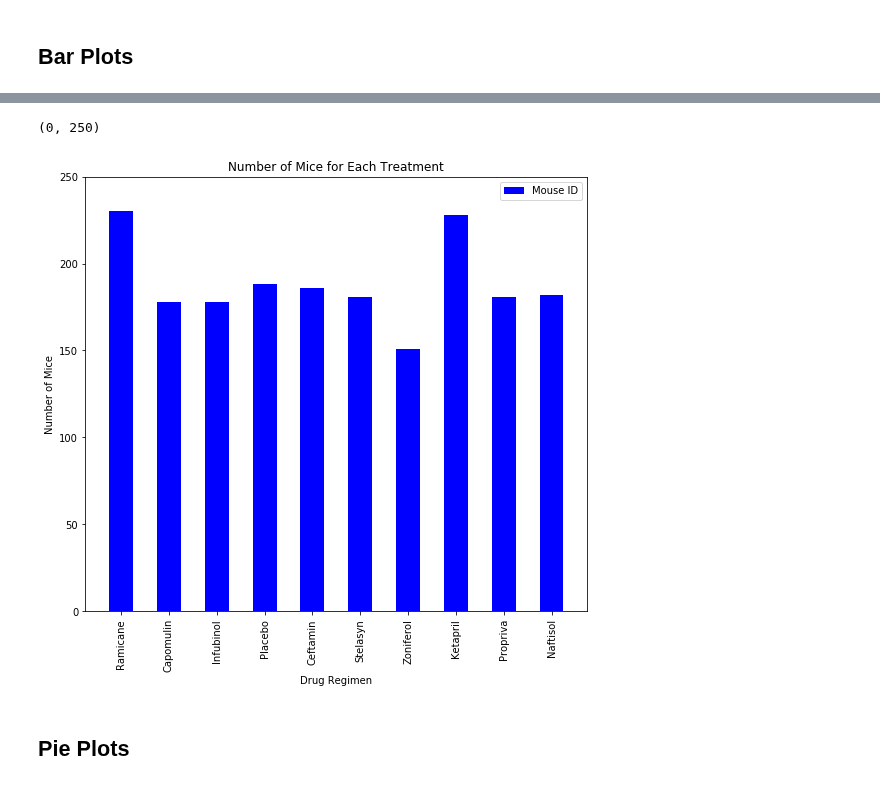
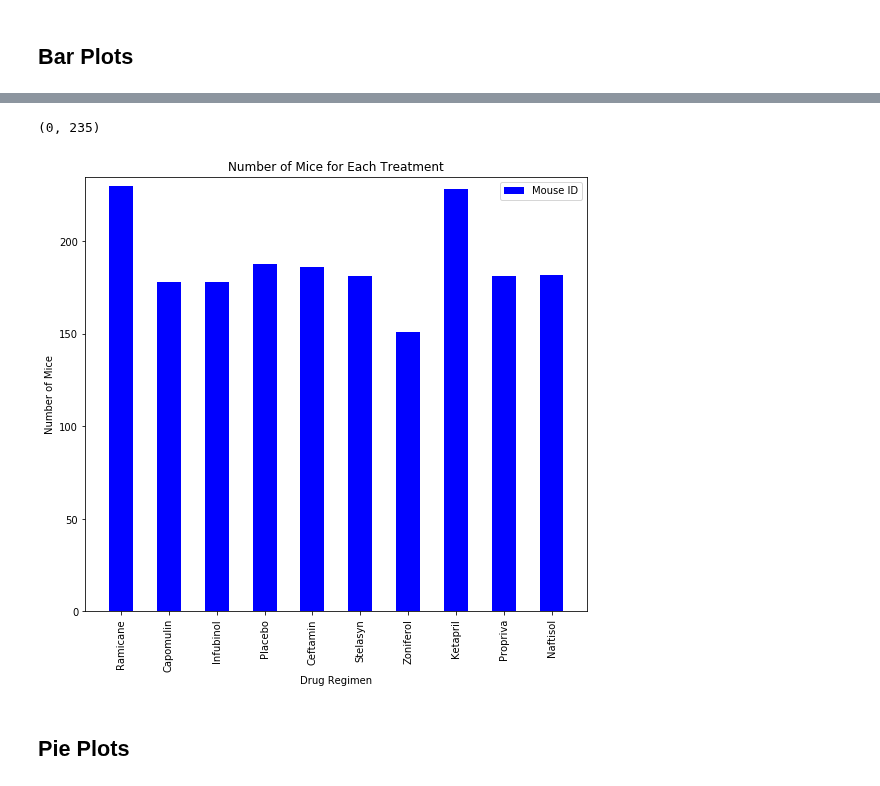
Before and after one commit to olivesun1213/Matplotlib, a Jupyter notebook: Unit 05 - Matplotlib_Homework_Instructions_Pymaceuticals_pymaceuticals_starter.ipynb, the cells around one changed output, grey strips where cells are left out. Cells and saved outputs as stored; diff of their text form; code cells hidden in the pictures.

```diff
--- a/Unit 05 - Matplotlib_Homework_Instructions_Pymaceuticals_pymaceuticals_starter.ipynb
+++ b/Unit 05 - Matplotlib_Homework_Instructions_Pymaceuticals_pymaceuticals_starter.ipynb
@@ -241,23 +241,23 @@ total_mice_chart.set_ylim(0, 250)
 # %%
 # Generate a bar plot showing the number of mice per time point for each treatment throughout the course of the study using pyplot.
 #set x axis and tick locations
 x_axis= newtable["Drug Regimen"].unique()
 tick_locations = [value for value in x_axis]
 #set y axis
 total_mice1=newtable.groupby("Drug Regimen")["Mouse ID"].count()
 #plot
 plt.figure(figsize=(9,8))
 plt.bar(x_axis,total_mice1 , color='b', align="center",label="Mouse ID",width=0.5)
 plt.xticks(tick_locations,x_axis, rotation=90)
 plt.legend(loc="upper right")
 plt.title("Number of Mice for Each Treatment")
 plt.xlabel("Drug Regimen")
 plt.ylabel("Number of Mice")
 plt.xlim(-0.75, len(x_axis)-0.25)
-plt.ylim(0, 250)
+plt.ylim(0, max(total_mice1)+5)
 # %% [output]
-(0, 250)
+(0, 235)
-[figure, old version]
+[figure, new version]
 # %% [markdown]
 ## Pie Plots
 # %%
```
Also changed, not shown: parts of 3 cells of this notebook, 1 other file.
